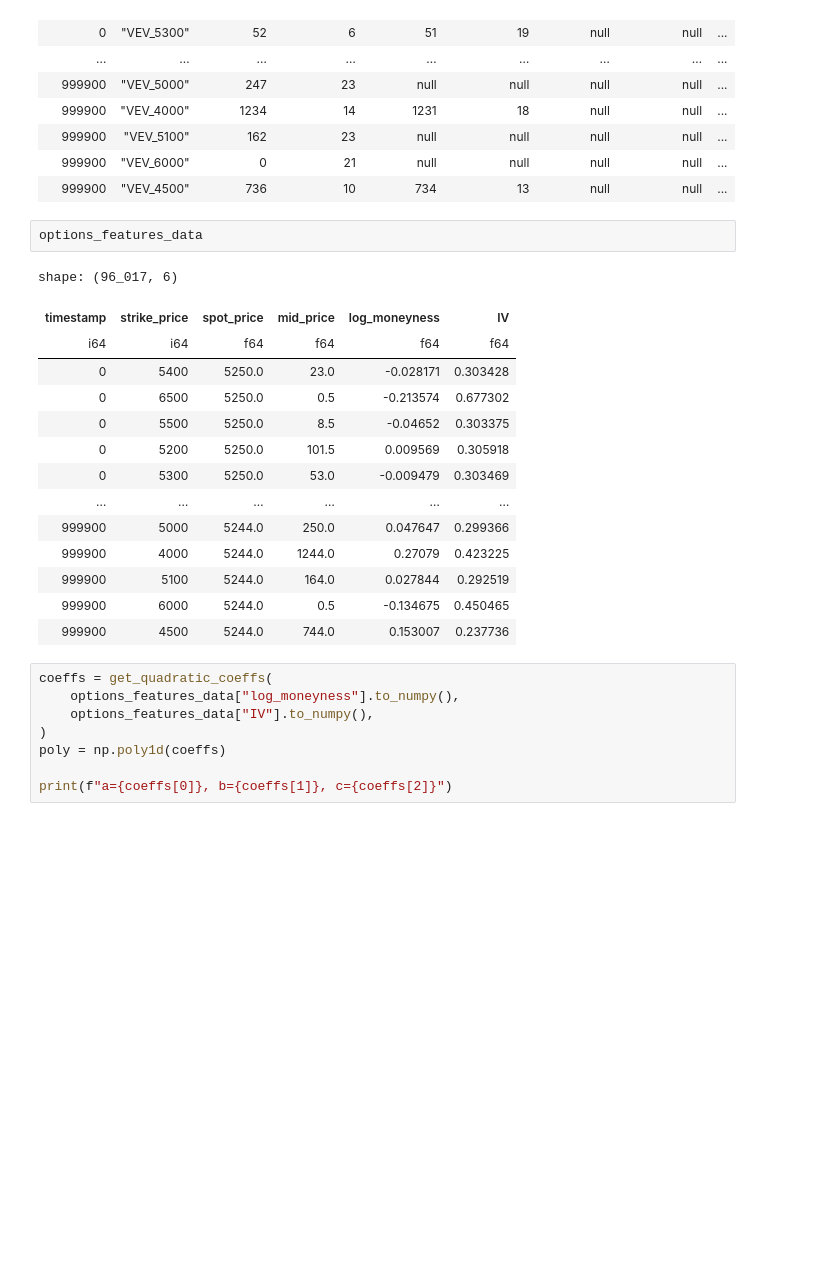
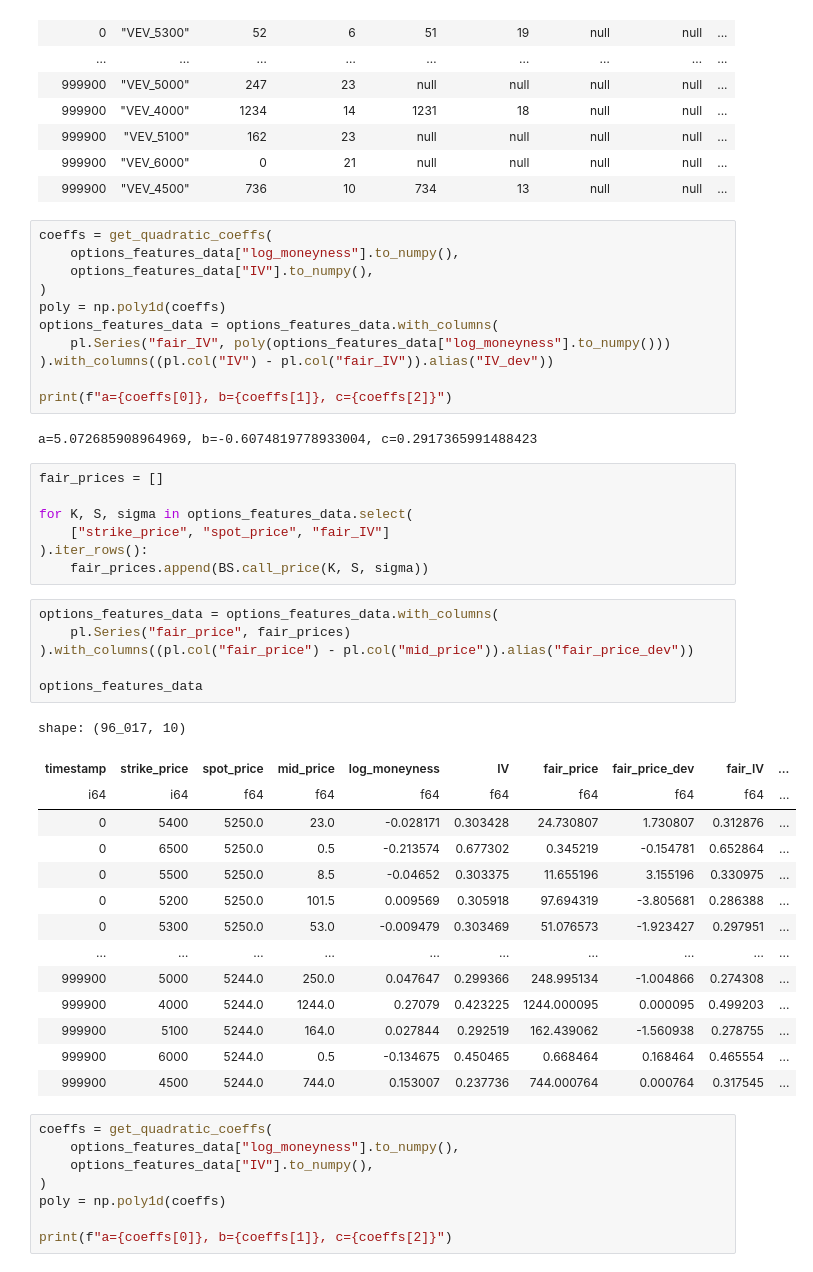
Before and after one commit to MrMoneyInTheBank/Prosperity, a Jupyter notebook: src/notebooks/products_analysis/vev_options.ipynb, the cells around one changed output. Cells and saved outputs as stored; diff of their text form; blank space fills up the shorter version.

Commit message:
feat: add bs fair price using vol smile

```diff
--- a/src/notebooks/products_analysis/vev_options.ipynb
+++ b/src/notebooks/products_analysis/vev_options.ipynb
@@ -100,23 +100,47 @@ shape: (96_017, 27)
 | 999900 | "VEV_5100" | 162 | 23 | null | null | null | null | ... |
 | 999900 | "VEV_6000" | 0 | 21 | null | null | null | null | ... |
 | 999900 | "VEV_4500" | 736 | 10 | 734 | 13 | null | null | ... |
+# %%
+coeffs = get_quadratic_coeffs(
+    options_features_data["log_moneyness"].to_numpy(),
+    options_features_data["IV"].to_numpy(),
+)
+poly = np.poly1d(coeffs)
+options_features_data = options_features_data.with_columns(
+    pl.Series("fair_IV", poly(options_features_data["log_moneyness"].to_numpy()))
+).with_columns((pl.col("IV") - pl.col("fair_IV")).alias("IV_dev"))
+
+print(f"a={coeffs[0]}, b={coeffs[1]}, c={coeffs[2]}")
+# %% [output]
+a=5.072685908964969, b=-0.6074819778933004, c=0.2917365991488423
+# %%
+fair_prices = []
+
+for K, S, sigma in options_features_data.select(
+    ["strike_price", "spot_price", "fair_IV"]
+).iter_rows():
+    fair_prices.append(BS.call_price(K, S, sigma))
 # %%
+options_features_data = options_features_data.with_columns(
+    pl.Series("fair_price", fair_prices)
+).with_columns((pl.col("fair_price") - pl.col("mid_price")).alias("fair_price_dev"))
+
 options_features_data
 # %% [output]
-shape: (96_017, 6)
+shape: (96_017, 10)
-| timestamp | strike_price | spot_price | mid_price | log_moneyness | IV |
-| i64 | i64 | f64 | f64 | f64 | f64 |
-| 0 | 5400 | 5250.0 | 23.0 | -0.028171 | 0.303428 |
-| 0 | 6500 | 5250.0 | 0.5 | -0.213574 | 0.677302 |
-| 0 | 5500 | 5250.0 | 8.5 | -0.04652 | 0.303375 |
-| 0 | 5200 | 5250.0 | 101.5 | 0.009569 | 0.305918 |
-| 0 | 5300 | 5250.0 | 53.0 | -0.009479 | 0.303469 |
-| … | … | … | … | … | … |
-| 999900 | 5000 | 5244.0 | 250.0 | 0.047647 | 0.299366 |
-| 999900 | 4000 | 5244.0 | 1244.0 | 0.27079 | 0.423225 |
-| 999900 | 5100 | 5244.0 | 164.0 | 0.027844 | 0.292519 |
-| 999900 | 6000 | 5244.0 | 0.5 | -0.134675 | 0.450465 |
-| 999900 | 4500 | 5244.0 | 744.0 | 0.153007 | 0.237736 |
+| timestamp | strike_price | spot_price | mid_price | log_moneyness | IV | fair_price | fair_price_dev | fair_IV | ... |
+| i64 | i64 | f64 | f64 | f64 | f64 | f64 | f64 | f64 | ... |
+| 0 | 5400 | 5250.0 | 23.0 | -0.028171 | 0.303428 | 24.730807 | 1.730807 | 0.312876 | ... |
+| 0 | 6500 | 5250.0 | 0.5 | -0.213574 | 0.677302 | 0.345219 | -0.154781 | 0.652864 | ... |
+| 0 | 5500 | 5250.0 | 8.5 | -0.04652 | 0.303375 | 11.655196 | 3.155196 | 0.330975 | ... |
+| 0 | 5200 | 5250.0 | 101.5 | 0.009569 | 0.305918 | 97.694319 | -3.805681 | 0.286388 | ... |
+| 0 | 5300 | 5250.0 | 53.0 | -0.009479 | 0.303469 | 51.076573 | -1.923427 | 0.297951 | ... |
+| … | … | … | … | … | … | … | … | … | ... |
+| 999900 | 5000 | 5244.0 | 250.0 | 0.047647 | 0.299366 | 248.995134 | -1.004866 | 0.274308 | ... |
+| 999900 | 4000 | 5244.0 | 1244.0 | 0.27079 | 0.423225 | 1244.000095 | 0.000095 | 0.499203 | ... |
+| 999900 | 5100 | 5244.0 | 164.0 | 0.027844 | 0.292519 | 162.439062 | -1.560938 | 0.278755 | ... |
+| 999900 | 6000 | 5244.0 | 0.5 | -0.134675 | 0.450465 | 0.668464 | 0.168464 | 0.465554 | ... |
+| 999900 | 4500 | 5244.0 | 744.0 | 0.153007 | 0.237736 | 744.000764 | 0.000764 | 0.317545 | ... |
 # %%
 coeffs = get_quadratic_coeffs(
     options_features_data["log_moneyness"].to_numpy(),
```
Also changed, not shown: parts of 2 cells of this notebook, 1 other file.
